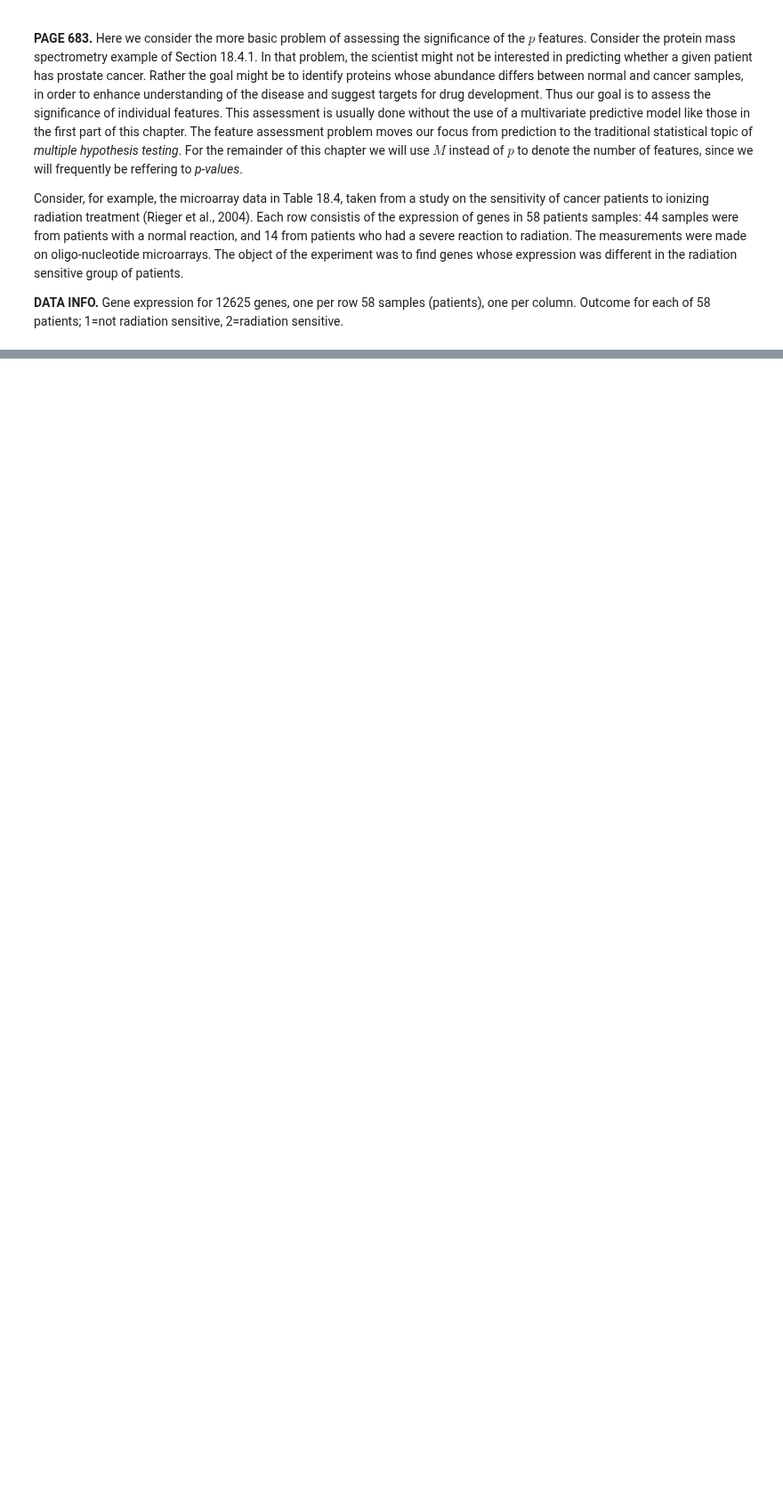
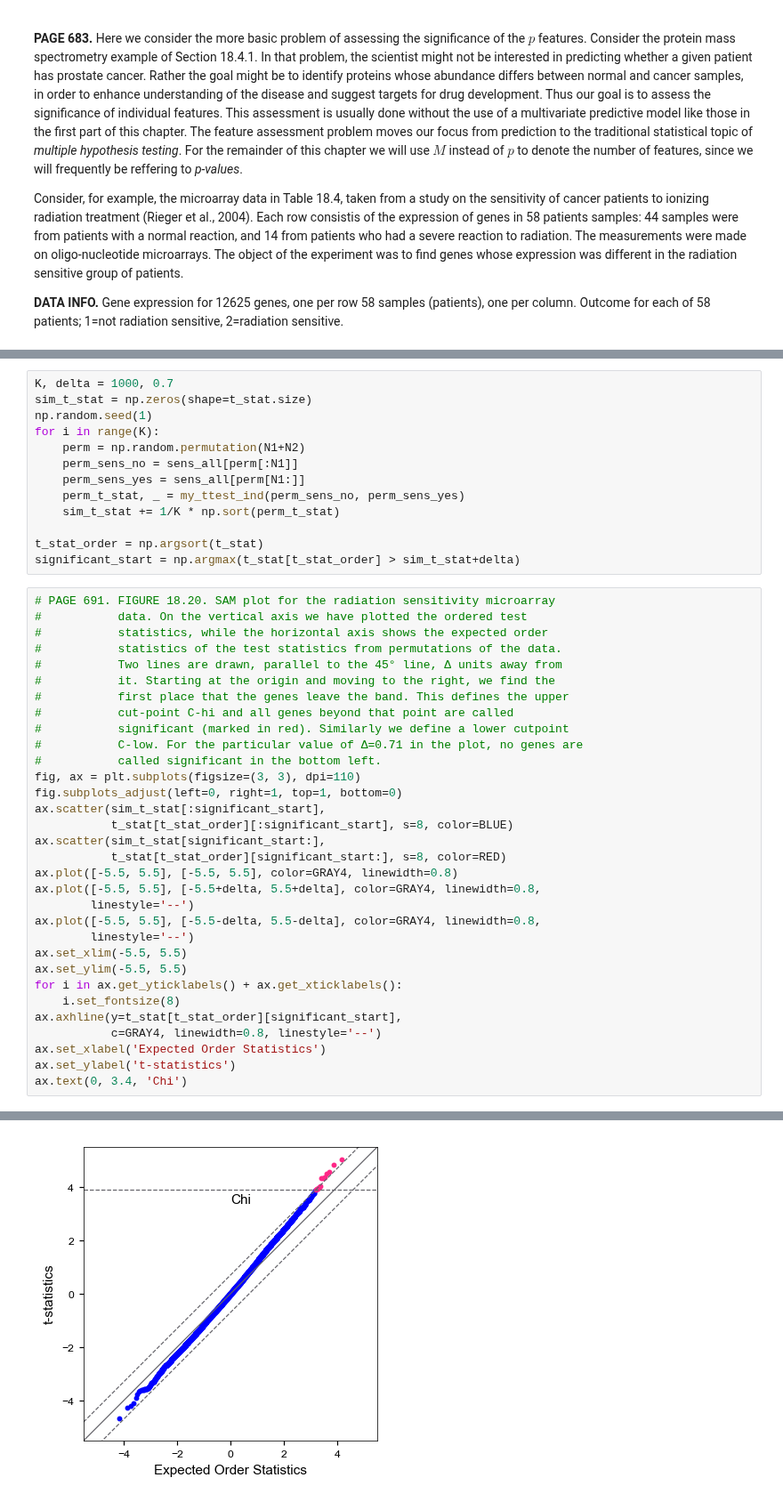
Before and after one commit to empathy87/The-Elements-of-Statistical-Learning-Python-Notebooks, a Jupyter notebook: examples/Radiation Sensitivity.ipynb, the cells around one changed output, grey strips where cells are left out. Shown at 89% size. Drawn from its saved outputs; the diff is of its cells as text; blank space fills up the shorter version.

```diff
--- a/examples/Radiation Sensitivity.ipynb
+++ b/examples/Radiation Sensitivity.ipynb
@@ -16,0 +206,46 @@ np.
+# %%
+K, delta = 1000, 0.7
+sim_t_stat = np.zeros(shape=t_stat.size)
+np.random.seed(1)
+for i in range(K):
+    perm = np.random.permutation(N1+N2)
+    perm_sens_no = sens_all[perm[:N1]]
+    perm_sens_yes = sens_all[perm[N1:]]
+    perm_t_stat, _ = my_ttest_ind(perm_sens_no, perm_sens_yes)
+    sim_t_stat += 1/K * np.sort(perm_t_stat)
+
+t_stat_order = np.argsort(t_stat)
+significant_start = np.argmax(t_stat[t_stat_order] > sim_t_stat+delta)
+# %%
+# PAGE 691. FIGURE 18.20. SAM plot for the radiation sensitivity microarray
+#           data. On the vertical axis we have plotted the ordered test
+#           statistics, while the horizontal axis shows the expected order
+#           statistics of the test statistics from permutations of the data.
+#           Two lines are drawn, parallel to the 45° line, Δ units away from
+#           it. Starting at the origin and moving to the right, we find the
+#           first place that the genes leave the band. This defines the upper
+#           cut-point C-hi and all genes beyond that point are called
+#           significant (marked in red). Similarly we define a lower cutpoint
+#           C-low. For the particular value of Δ=0.71 in the plot, no genes are
+#           called significant in the bottom left.
+fig, ax = plt.subplots(figsize=(3, 3), dpi=110)
+fig.subplots_adjust(left=0, right=1, top=1, bottom=0)
+ax.scatter(sim_t_stat[:significant_start],
+           t_stat[t_stat_order][:significant_start], s=8, color=BLUE)
+ax.scatter(sim_t_stat[significant_start:],
+           t_stat[t_stat_order][significant_start:], s=8, color=RED)
+ax.plot([-5.5, 5.5], [-5.5, 5.5], color=GRAY4, linewidth=0.8)
+ax.plot([-5.5, 5.5], [-5.5+delta, 5.5+delta], color=GRAY4, linewidth=0.8,
+        linestyle='--')
+ax.plot([-5.5, 5.5], [-5.5-delta, 5.5-delta], color=GRAY4, linewidth=0.8,
+        linestyle='--')
+ax.set_xlim(-5.5, 5.5)
+ax.set_ylim(-5.5, 5.5)
+for i in ax.get_yticklabels() + ax.get_xticklabels():
+    i.set_fontsize(8)
+ax.axhline(y=t_stat[t_stat_order][significant_start],
+           c=GRAY4, linewidth=0.8, linestyle='--')
+ax.set_xlabel('Expected Order Statistics')
+ax.set_ylabel('t-statistics')
+ax.text(0, 3.4, 'Chi')
+# %% [output]
@@ -16,0 +253 @@ np.
+[figure, added]
```
Also changed, not shown: parts of 22 cells of this notebook.
